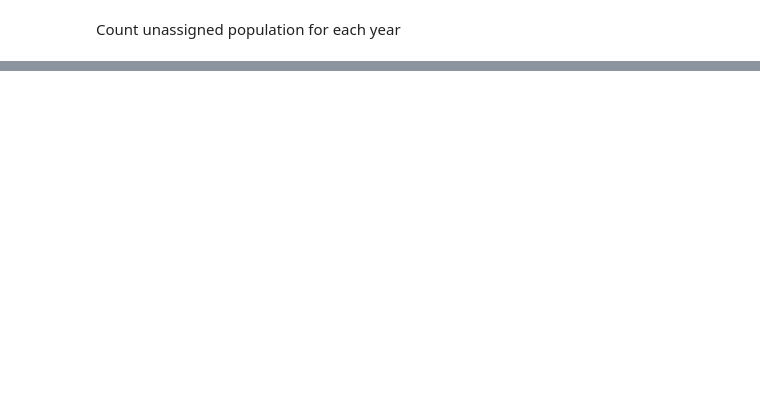
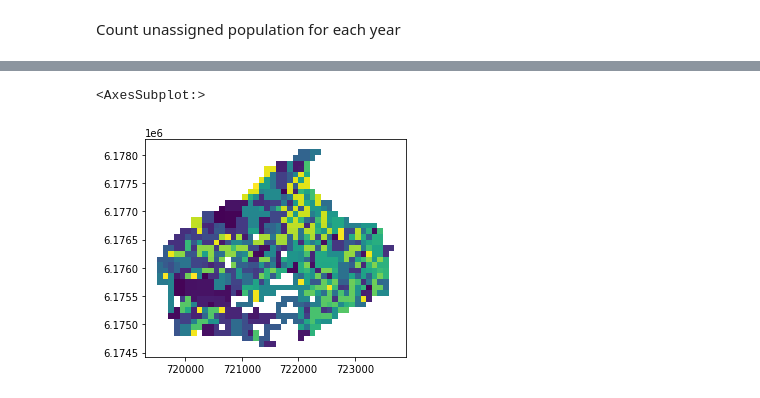
Before and after one commit to abjer/privacy_spatial, a Jupyter notebook: step_3_analyze_and_output.ipynb, the cells around one changed output, grey strips where cells are left out. Saved outputs shown, nothing was run; the diff lists cells and outputs as text; code cells hidden in the pictures; blank space fills up the shorter version.

```diff
--- a/step_3_analyze_and_output.ipynb
+++ b/step_3_analyze_and_output.ipynb
@@ -288,0 +318,7 @@ pop_unassigned.plot.hist(bins=500,range=[0,100])
+# %%
+from sqr.core.config import mean_cols, minimum_cols
+
+info = []
+for idx, row in gdf_kommuner.iterrows():
+    info += [pd.read_hdf(mun_file, key=f'sqidx{idx}').assign(KOMNAVN=row.KOMNAVN)]
+kominfo = pd.concat(info)
@@ -288,0 +339,6 @@ pop_unassigned.plot.hist(bins=500,range=[0,100])
+# %%
+gdf_k = make_gdf_square_data(kominfo[kominfo.KOMNAVN=='Frederiksberg'])
+gdf_k.merge(assignment_opt).plot(column='partition')
+# %% [output]
+<AxesSubplot:>
+[figure, added]
```
Also changed, not shown: parts of 24 cells of this notebook, 17 other files.
